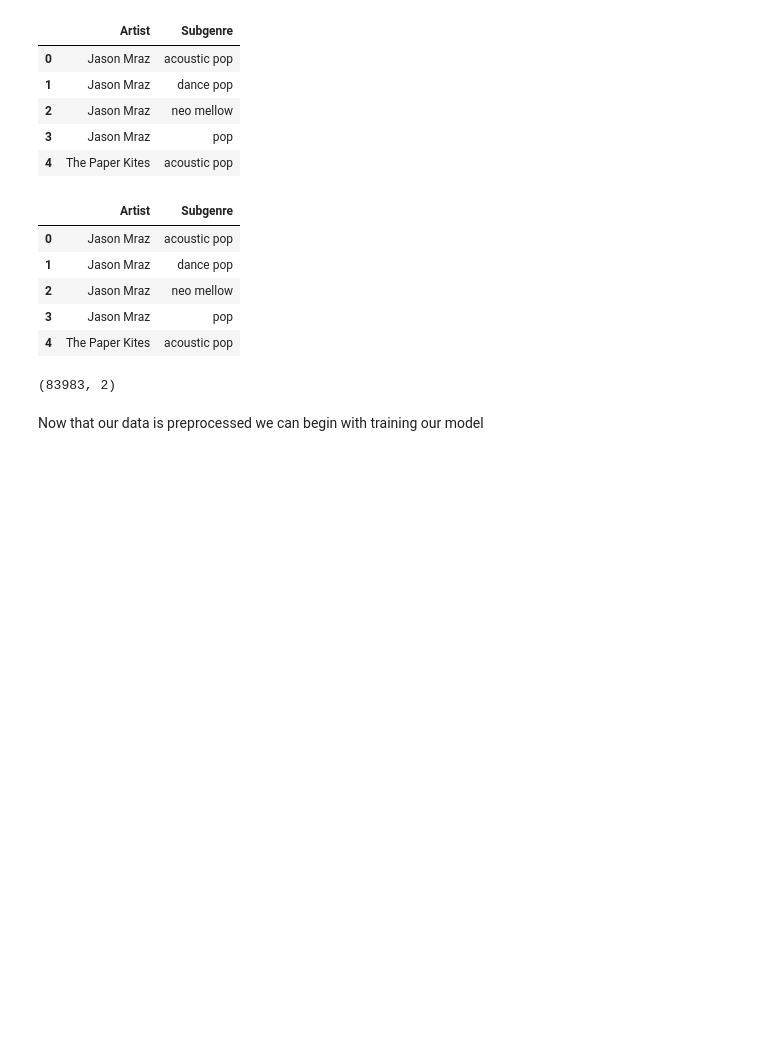
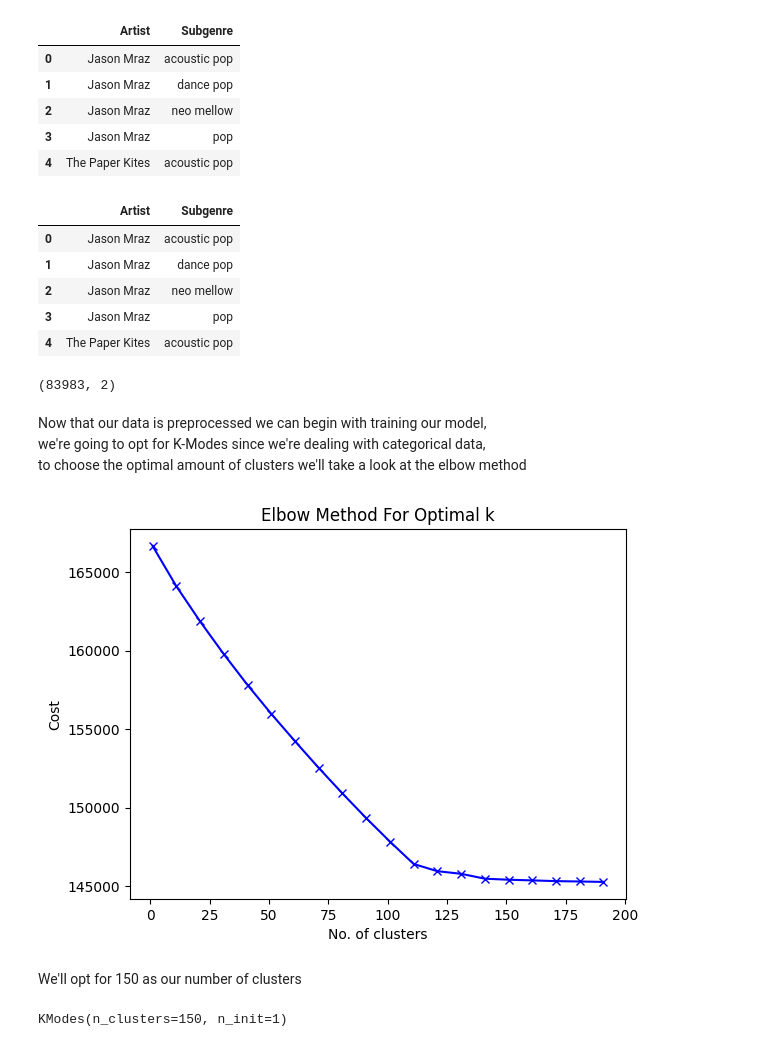
Before and after one commit to moeb15/spotify_recommender, a Jupyter notebook: build_model.ipynb, the cells around one changed output. Cells and saved outputs as stored; diff of their text form; code cells hidden in the pictures; blank space fills up the shorter version.

Commit message:
stuck on model building, am lost, fuck

```diff
--- a/build_model.ipynb
+++ b/build_model.ipynb
@@ -40,4 +40,6 @@ ag_df.shape
 # %% [output]
 (83983, 2)
 # %% [markdown]
-Now that our data is preprocessed we can begin with training our model
+Now that our data is preprocessed we can begin with training our model,
+we're going to opt for K-Modes since we're dealing with categorical data,
+to choose the optimal amount of clusters we'll take a look at the elbow method
@@ -48,2 +46,25 @@ km_model = KModes(n_clusters=300)
+# %%
+from kmodes.kmodes import KModes
+import matplotlib.pyplot as plt
+
+cost = []
+K = range(1,200,10)
+for num_clusters in list(K):
+    kmode = KModes(n_clusters=num_clusters)
+    kmode.fit_predict(ag_df2)
+    cost.append(kmode.cost_)
+
+plt.plot(K, cost, 'bx-')
+plt.xlabel('No. of clusters')
+plt.ylabel('Cost')
+plt.title('Elbow Method For Optimal k')
+plt.show()
+# %% [output]
+[figure, added]
+# %% [markdown]
+We'll opt for 150 as our number of clusters
 # %%
+km_model = KModes(n_clusters=150)
 km_model.fit(ag_df2)
+# %% [output]
+KModes(n_clusters=150, n_init=1)
```
Also changed, not shown: parts of 3 cells of this notebook.
